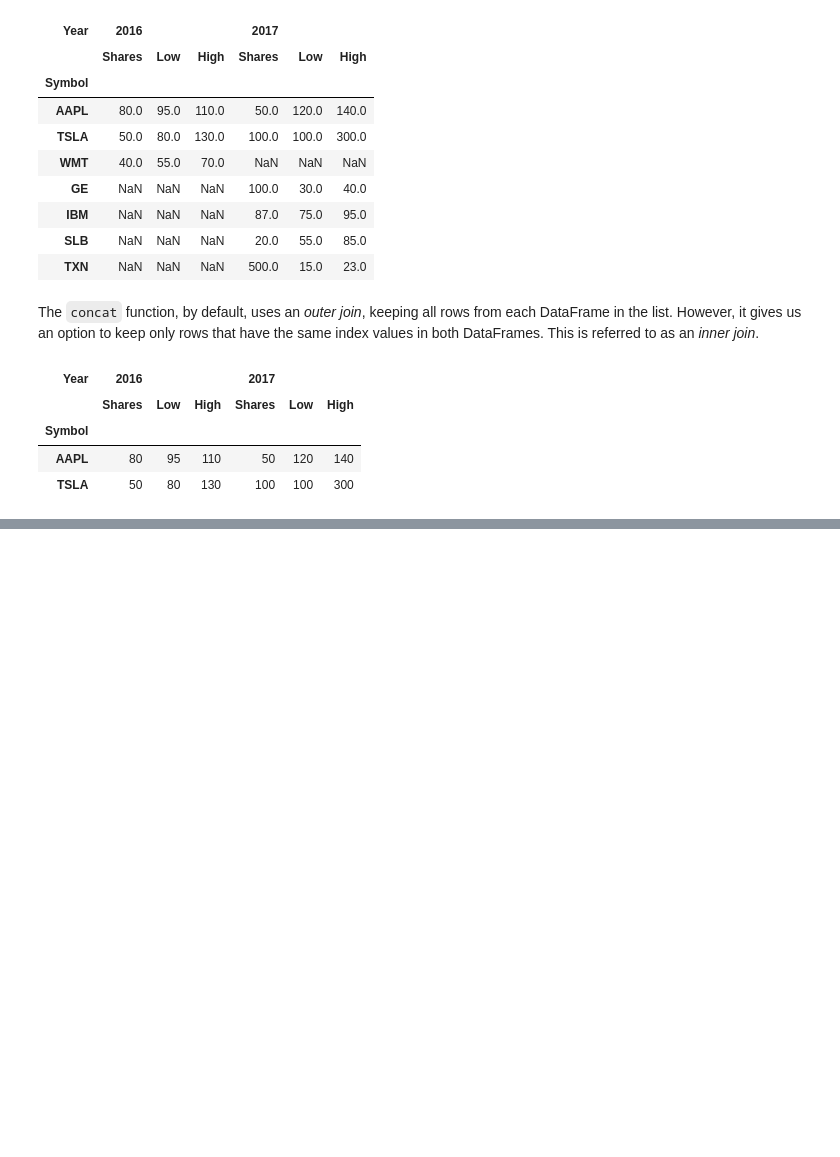
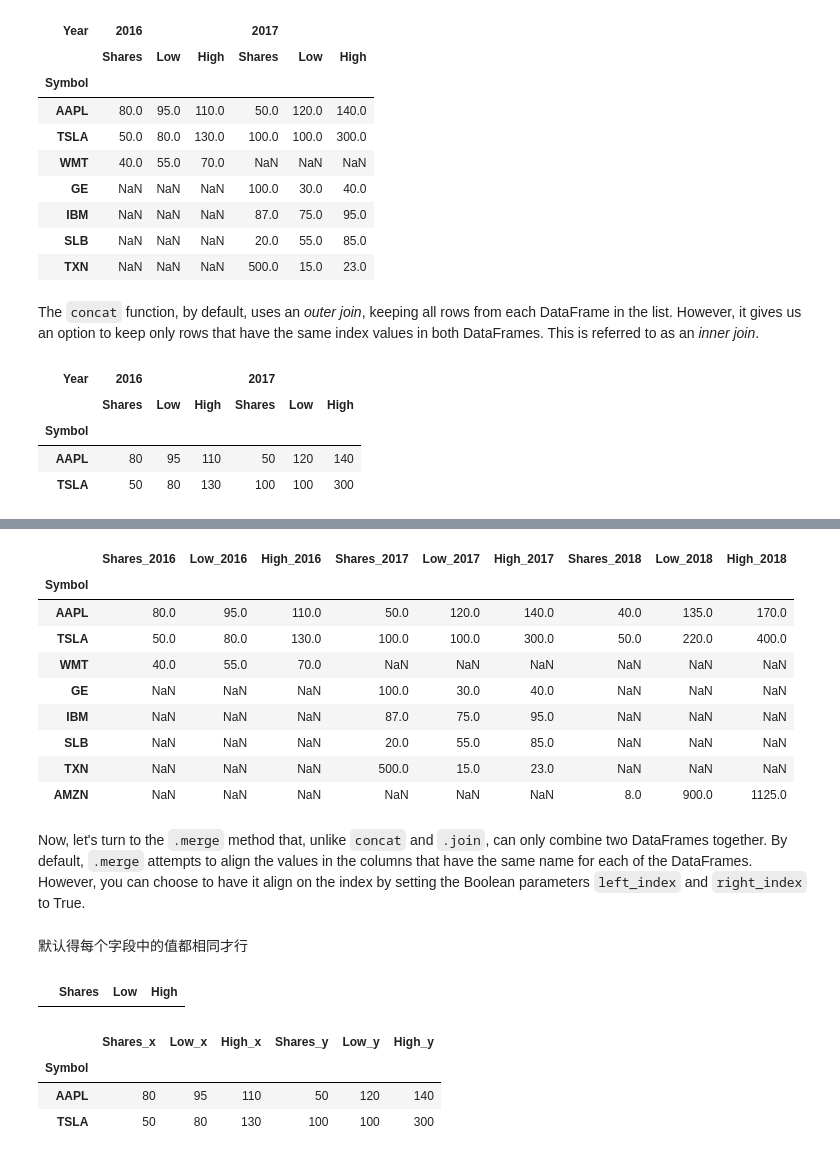
Before and after one commit to JPL-JUNO/Data-Analysis-and-Science, a Jupyter notebook: PDC/code/11_combining_pandas_objects.ipynb, the cells around one changed output, grey strips where cells are left out. Cells and saved outputs as stored; diff of their text form; code cells hidden in the pictures; blank space fills up the shorter version.

```diff
--- a/PDC/code/11_combining_pandas_objects.ipynb
+++ b/PDC/code/11_combining_pandas_objects.ipynb
@@ -348,0 +478,14 @@ pd.concat(s_list, join='inner', keys=['2016', '2017'], axis='columns', names=['Y
+# %%
+other = [stocks_2017.add_suffix('_2017'), stocks_2018.add_suffix('_2018')]
+stocks_2016.add_suffix('_2016').join(other, how='outer')
+# %% [output]
+|  | Shares_2016 | Low_2016 | High_2016 | Shares_2017 | Low_2017 | High_2017 | Shares_2018 | Low_2018 | High_2018 |
+| Symbol |  |  |  |  |  |  |  |  |  |
+| AAPL | 80.0 | 95.0 | 110.0 | 50.0 | 120.0 | 140.0 | 40.0 | 135.0 | 170.0 |
+| TSLA | 50.0 | 80.0 | 130.0 | 100.0 | 100.0 | 300.0 | 50.0 | 220.0 | 400.0 |
+| WMT | 40.0 | 55.0 | 70.0 | NaN | NaN | NaN | NaN | NaN | NaN |
+| GE | NaN | NaN | NaN | 100.0 | 30.0 | 40.0 | NaN | NaN | NaN |
+| IBM | NaN | NaN | NaN | 87.0 | 75.0 | 95.0 | NaN | NaN | NaN |
+| SLB | NaN | NaN | NaN | 20.0 | 55.0 | 85.0 | NaN | NaN | NaN |
+| TXN | NaN | NaN | NaN | 500.0 | 15.0 | 23.0 | NaN | NaN | NaN |
+| AMZN | NaN | NaN | NaN | NaN | NaN | NaN | 8.0 | 900.0 | 1125.0 |
@@ -348,0 +501,15 @@ pd.concat(s_list, join='inner', keys=['2016', '2017'], axis='columns', names=['Y
+# %% [markdown]
+Now, let's turn to the `.merge` method that, unlike `concat` and `.join`, can only combine two DataFrames together. By default, `.merge` attempts to align the values in the columns that have the same name for each of the DataFrames. However, you can choose to have it align on the index by setting the Boolean parameters `left_index` and `right_index` to True.
+# %% [markdown]
+默认得每个字段中的值都相同才行
+# %%
+stocks_2016.merge(stocks_2017)
+# %% [output]
+|  | Shares | Low | High |
+# %%
+stocks_2016.merge(stocks_2017, left_index=True, right_index=True)
+# %% [output]
+|  | Shares_x | Low_x | High_x | Shares_y | Low_y | High_y |
+| Symbol |  |  |  |  |  |  |
+| AAPL | 80 | 95 | 110 | 50 | 120 | 140 |
+| TSLA | 50 | 80 | 130 | 100 | 100 | 300 |
```
Also changed, not shown: parts of 37 cells of this notebook, 11 other files.
